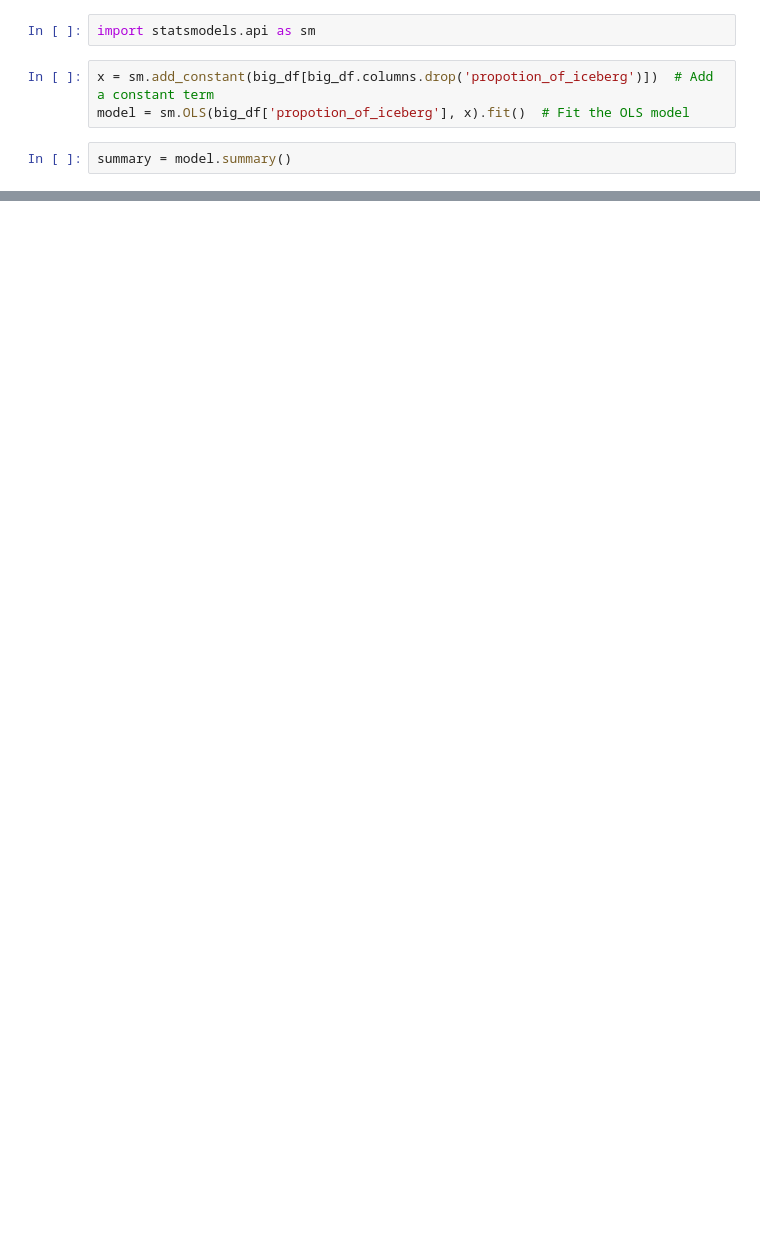
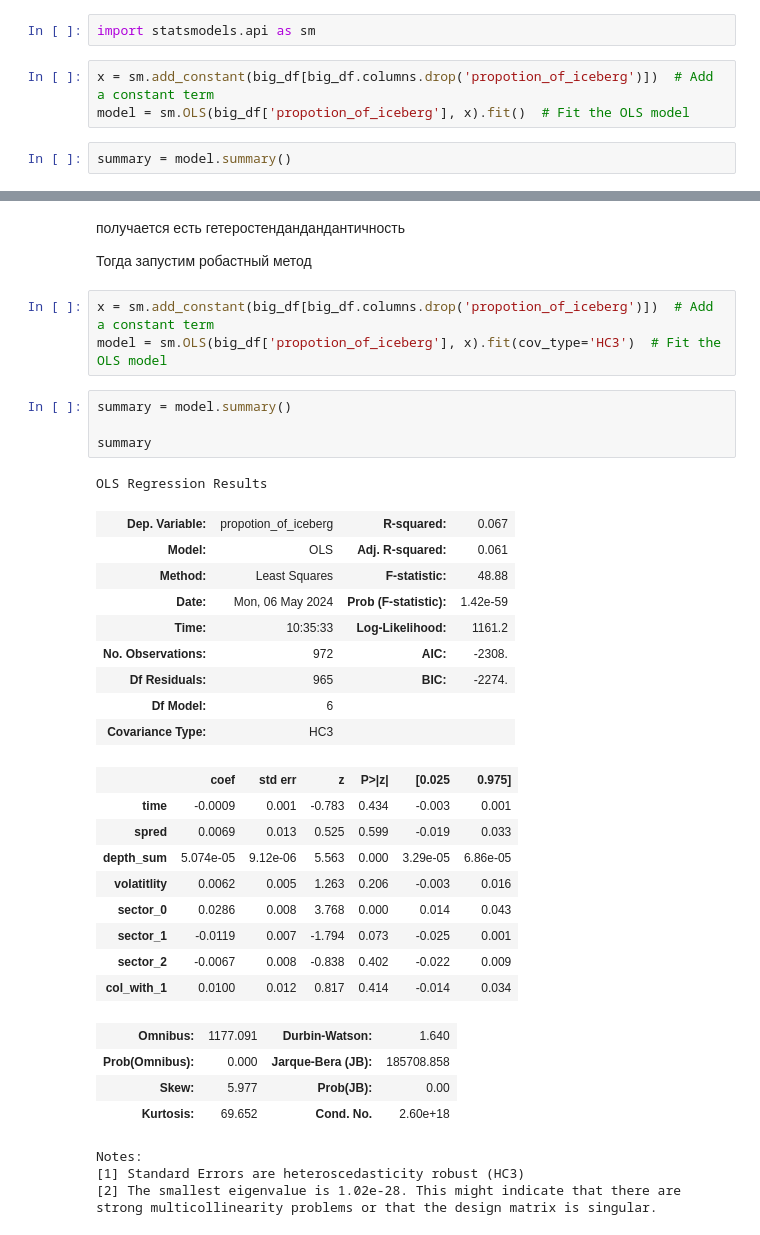
Before and after one commit to liappievaA/econometric, a Jupyter notebook: Analysis_ols.ipynb, the cells around one changed output, grey strips where cells are left out. Drawn from its saved outputs; the diff is of its cells as text; blank space fills up the shorter version.

```diff
--- a/Analysis_ols.ipynb
+++ b/Analysis_ols.ipynb
@@ -156,0 +190,39 @@ strong multicollinearity problems or that the design matrix is singular.
+# %% [markdown]
+получается есть гетеростендандандантичность
+
+Тогда запустим робастный метод
+# %%
+x = sm.add_constant(big_df[big_df.columns.drop('propotion_of_iceberg')])  # Add a constant term
+model = sm.OLS(big_df['propotion_of_iceberg'], x).fit(cov_type='HC3')  # Fit the OLS model
+# %%
+summary = model.summary()
+
+summary
+# %% [output]
+OLS Regression Results
+| Dep. Variable: | propotion_of_iceberg | R-squared: | 0.067 |
+| Model: | OLS | Adj. R-squared: | 0.061 |
+| Method: | Least Squares | F-statistic: | 48.88 |
+| Date: | Mon, 06 May 2024 | Prob (F-statistic): | 1.42e-59 |
+| Time: | 10:35:33 | Log-Likelihood: | 1161.2 |
+| No. Observations: | 972 | AIC: | -2308. |
+| Df Residuals: | 965 | BIC: | -2274. |
+| Df Model: | 6 |  |  |
+| Covariance Type: | HC3 |  |  |
+|  | coef | std err | z | P>|z| | [0.025 | 0.975] |
+| time | -0.0009 | 0.001 | -0.783 | 0.434 | -0.003 | 0.001 |
+| spred | 0.0069 | 0.013 | 0.525 | 0.599 | -0.019 | 0.033 |
+| depth_sum | 5.074e-05 | 9.12e-06 | 5.563 | 0.000 | 3.29e-05 | 6.86e-05 |
+| volatitlity | 0.0062 | 0.005 | 1.263 | 0.206 | -0.003 | 0.016 |
+| sector_0 | 0.0286 | 0.008 | 3.768 | 0.000 | 0.014 | 0.043 |
+| sector_1 | -0.0119 | 0.007 | -1.794 | 0.073 | -0.025 | 0.001 |
+| sector_2 | -0.0067 | 0.008 | -0.838 | 0.402 | -0.022 | 0.009 |
+| col_with_1 | 0.0100 | 0.012 | 0.817 | 0.414 | -0.014 | 0.034 |
+| Omnibus: | 1177.091 | Durbin-Watson: | 1.640 |
+| Prob(Omnibus): | 0.000 | Jarque-Bera (JB): | 185708.858 |
+| Skew: | 5.977 | Prob(JB): | 0.00 |
+| Kurtosis: | 69.652 | Cond. No. | 2.60e+18 |
+Notes:
+[1] Standard Errors are heteroscedasticity robust (HC3)
+[2] The smallest eigenvalue is 1.02e-28. This might indicate that there are
+strong multicollinearity problems or that the design matrix is singular.
```
Also changed, not shown: parts of 11 cells of this notebook.
